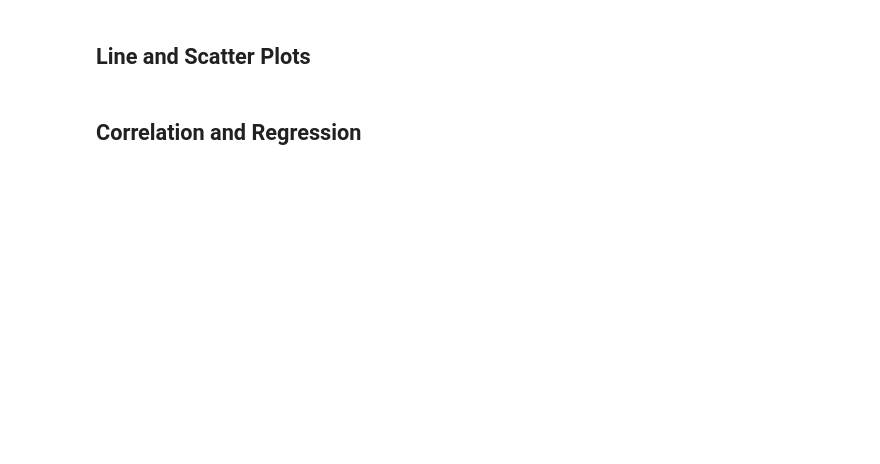
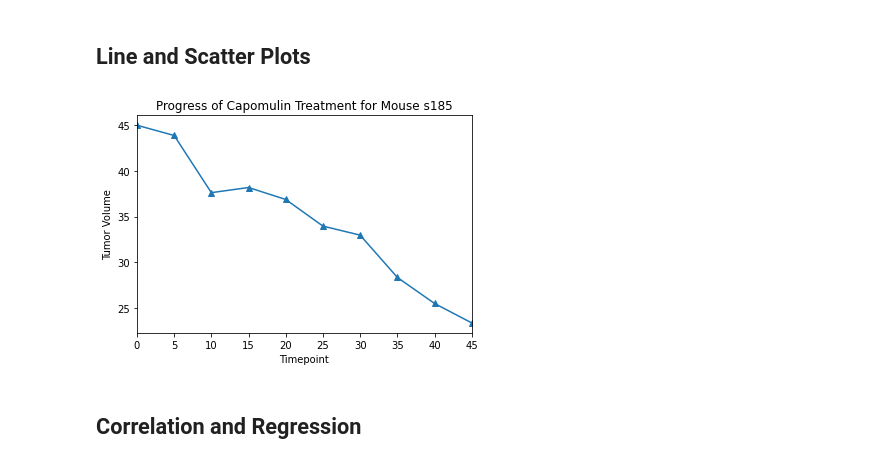
Before and after one commit to davidsalim86/Treatment-for-SCC-Matplotlib, a Jupyter notebook: Pymaceuticals/pymaceuticals_report.ipynb, the cells around one changed output. Drawn from its saved outputs; the diff is of its cells as text; code cells hidden in the pictures; blank space fills up the shorter version.

```diff
--- a/Pymaceuticals/pymaceuticals_report.ipynb
+++ b/Pymaceuticals/pymaceuticals_report.ipynb
@@ -207,3 +241,17 @@ plt.show()
+# %%
+# Generate a line plot of time point versus tumor volume for a mouse treated with Capomulin
+capomulin = cleaned_df.loc[cleaned_df["Drug Regimen"] == "Capomulin"]
+capomulin_s185 = capomulin.loc [capomulin["Mouse ID"] == "s185"]
+x = list(capomulin_s185 ["Timepoint"])
+y = list(capomulin_s185 ["Tumor Volume (mm3)"])
+plt.plot(x , y, marker='^')
+plt.title("Progress of Capomulin Treatment for Mouse s185")
+plt.xlabel("Timepoint")
+plt.ylabel("Tumor Volume")
+plt.xlim(0,45)
+plt.show()
+# %% [output]
+[figure, added]
 # %%
 # Generate a scatter plot of mouse weight versus average tumor volume for the Capomulin regimen
 # %% [markdown]
```
Also changed, not shown: parts of 5 cells of this notebook.
